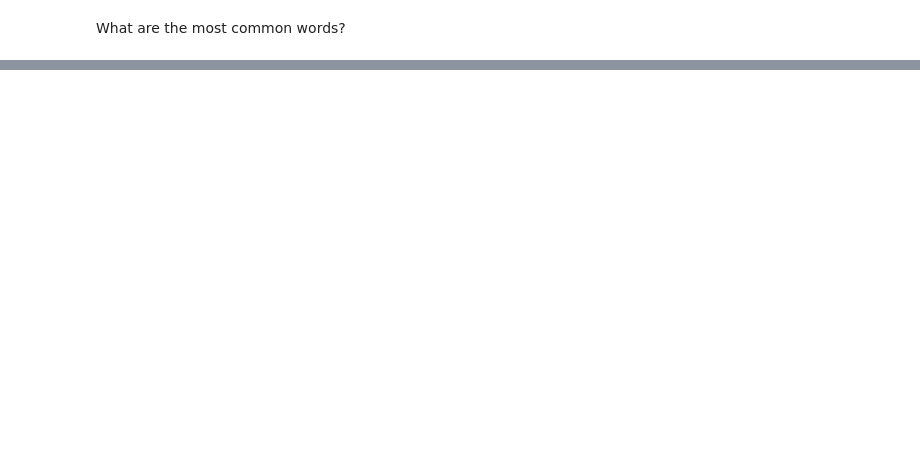
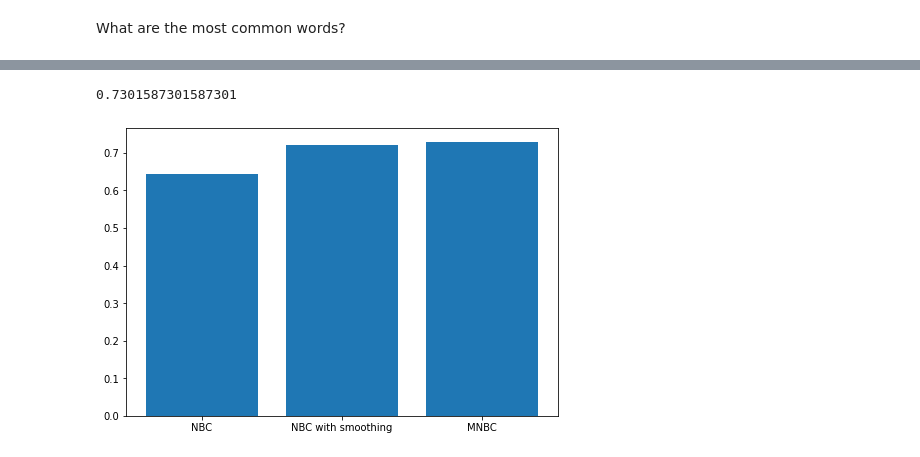
Before and after one commit to kajol16/Sentiment_analysis, a Jupyter notebook: Movie_review_analysis_using_naive_bayes.ipynb, the cells around one changed output, grey strips where cells are left out. Saved outputs shown, nothing was run; the diff lists cells and outputs as text; code cells hidden in the pictures; blank space fills up the shorter version.

```diff
--- a/Movie_review_analysis_using_naive_bayes.ipynb
+++ b/Movie_review_analysis_using_naive_bayes.ipynb
@@ -101,0 +345,27 @@ plt.show();
+# %%
+X = imdb_train['Review'].values
+y = imdb_train['Sentiment'].values
+
+X_train, X_test, y_train, y_test = train_test_split(X, y, test_size=0.3, random_state=42)
+# %%
+MNB = MultinomialNaiveBayes(
+    classes=np.unique(y),
+    tokenizer=Tokenizer()
+).fit(X_train, y_train)
+# %%
+y_hat = MNB.predict(X_test)
+# %%
+acc1 = accuracy_score(y_test, y_hat)
+acc1
+# %% [output]
+0.7301587301587301
+# %%
+import matplotlib.pyplot as plt
+fig = plt.figure()
+ax = fig.add_axes([0,0,1,1])
+accuracies = [accuracy, acc, acc1]
+NBCs = ['NBC','NBC with smoothing','MNBC']
+ax.bar(NBCs,accuracies)
+plt.show()
+# %% [output]
+[figure, added]
```
Also changed, not shown: parts of 17 cells of this notebook.
